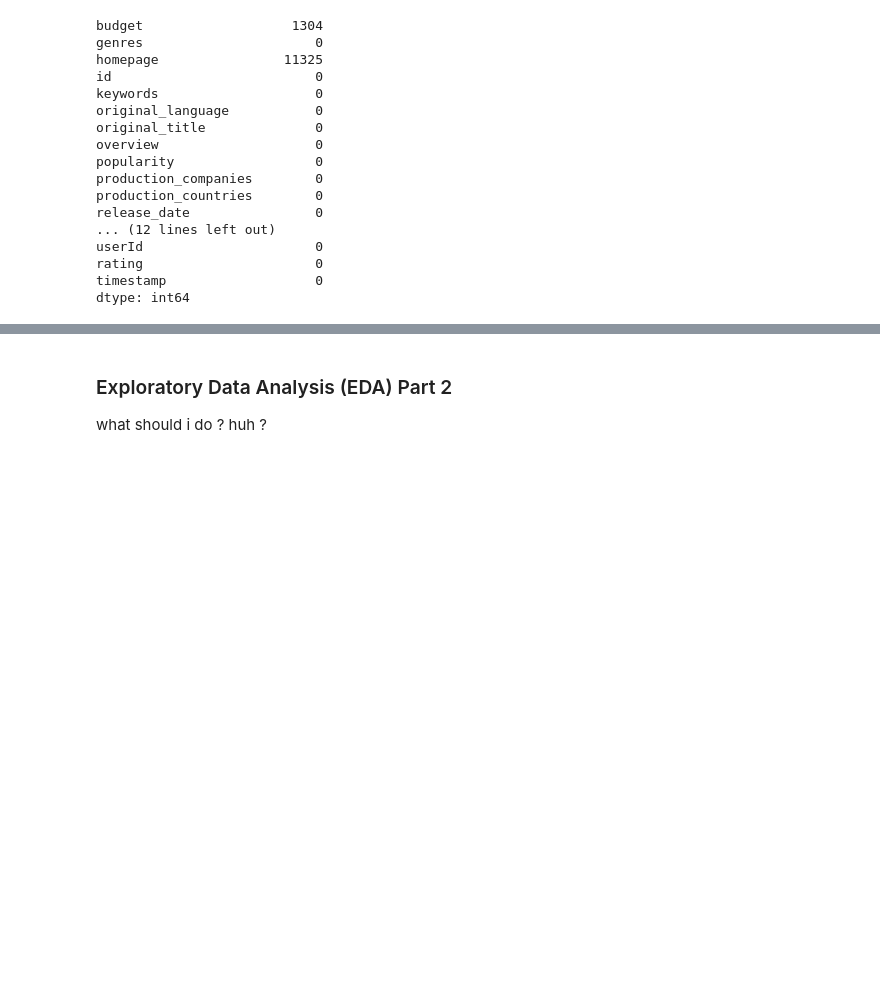
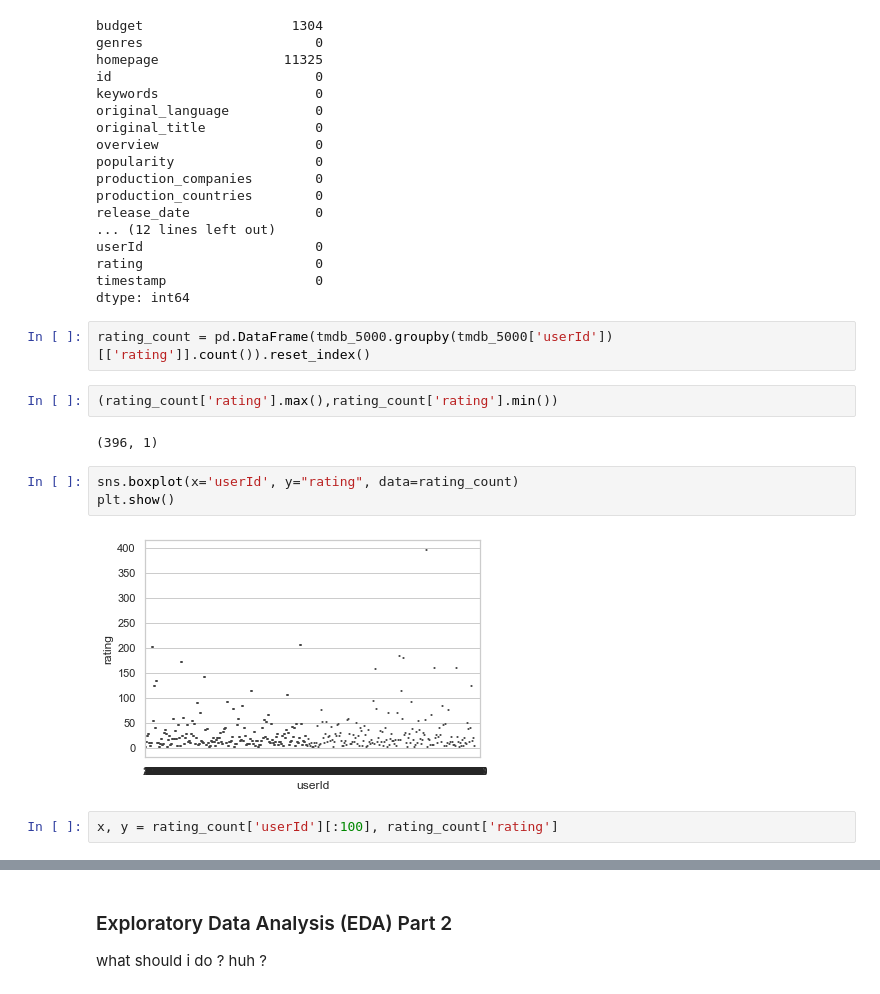
Before and after one commit to muame-amr/CF-Movie-Recommender-Notebook, a Jupyter notebook: Movie Recommender System.ipynb, the cells around one changed output, grey strips where cells are left out. Saved outputs shown, nothing was run; the diff lists cells and outputs as text; blank space fills up the shorter version.

```diff
--- a/Movie Recommender System.ipynb
+++ b/Movie Recommender System.ipynb
@@ -140,3 +140,16 @@ userId                      0
 rating                      0
 timestamp                   0
 dtype: int64
+# %%
+rating_count = pd.DataFrame(tmdb_5000.groupby(tmdb_5000['userId'])[['rating']].count()).reset_index()
+# %%
+(rating_count['rating'].max(),rating_count['rating'].min())
+# %% [output]
+(396, 1)
+# %%
+sns.boxplot(x='userId', y="rating", data=rating_count)
+plt.show()
+# %% [output]
+[figure, added]
+# %%
+x, y = rating_count['userId'][:100], rating_count['rating']
```
Also changed, not shown: parts of 12 cells of this notebook, 1 other file.
